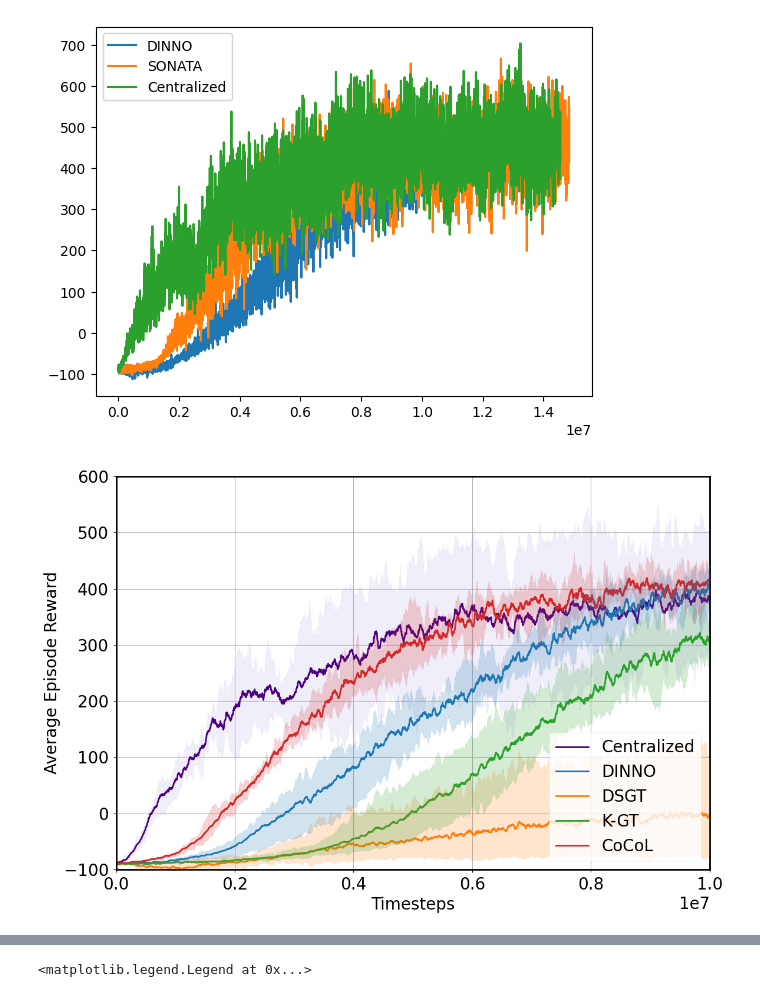
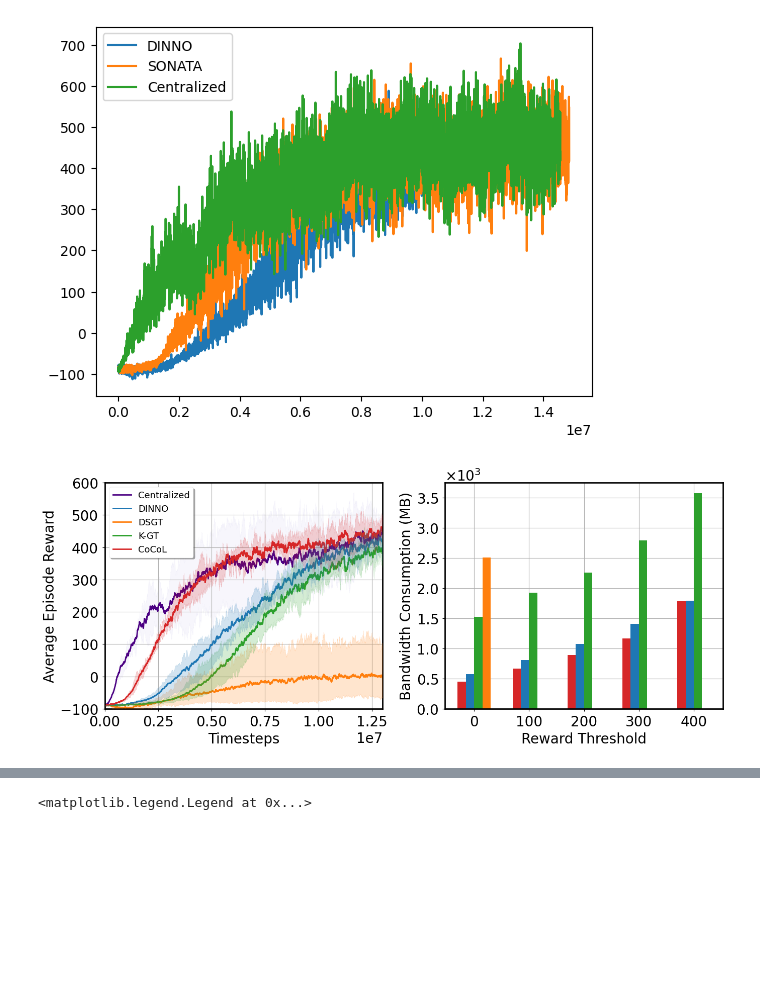
Before and after one commit to hjx-zju/nn_distributed_training, a Jupyter notebook: RL/dist_rl/test.ipynb, the cells around one changed output, grey strips where cells are left out. Drawn from its saved outputs; the diff is of its cells as text; code cells hidden in the pictures; blank space fills up the shorter version.

```diff
--- a/RL/dist_rl/test.ipynb
+++ b/RL/dist_rl/test.ipynb
@@ -88,10 +111,12 @@ cen_list=[]
 dsgt_list=[]
 kgt_list=[]
 window_size=20
-(fig, ax0) = plt.subplots(figsize=(12, 8), tight_layout=True)
+(fig, axs) = plt.subplots(1,2,figsize=(14, 6), tight_layout=True)
+ax0=axs[0]
 plt.style.use('seaborn-paper')  # 更改图表风格
 default_colors = plt.rcParams['axes.prop_cycle'].by_key()['color']
 time_stamp_dis=smooth_funciton(np.load('results_sonata/timesteps_sonata_0.npy'),windows_size=window_size)
+time_stamp_dinno=smooth_funciton(np.load('results_dinno/timesteps_dinno_1.npy'),windows_size=window_size)
 time_stamp_kgt=smooth_funciton(np.load('results_kgt/timesteps_kgt_0.npy'),windows_size=window_size)
 time_stamp_dsgt=smooth_funciton(np.load('results_dsgt/timesteps_dsgt_0.npy'),windows_size=window_size)
 time_stamp_cen=smooth_funciton(np.load('../results_cen/timesteps_0.npy'),windows_size=window_size)
@@ -100,45 +125,101 @@ for i in range(5):
     cen_list.append(smooth_funciton(cen_reward,windows_size=window_size))
     sonata_reward=np.load('results_sonata/avg_ep_rews_sonata_'+str(i)+'.npy')
     sonata_list.append(smooth_funciton(sonata_reward,windows_size=window_size))
     dinno_reward=np.load('results_dinno/avg_ep_rews_dinno_'+str(i)+'.npy')
     dinno_list.append(smooth_funciton(dinno_reward,windows_size=window_size))
     if i in range(1,5):
         dsgt_reward=np.load('results_dsgt/avg_ep_rews_dsgt_'+str(i)+'.npy')
         # print(f'{i} dsgt shape {dsgt_reward.shape}')
         dsgt_list.append(smooth_funciton(dsgt_reward,windows_size=window_size))
     # if i in range(1,4):
     kgt_reward=np.load('results_kgt/avg_ep_rews_kgt_'+str(i)+'.npy')
     kgt_list.append(smooth_funciton(kgt_reward,windows_size=window_size))
+
+# for i in [8,9]:
+
+#     dinno_reward=np.load('results_dinno/avg_ep_rews_dinno_'+str(i)+'.npy')
+#     dinno_list.append(smooth_funciton(dinno_reward,windows_size=window_size))
 sonata_list=np.stack(sonata_list)
+
 dinno_list=np.stack(dinno_list[1:])
+# dinno_list=np.stack(dinno_list)
+
 cen_list=np.stack(cen_list)
 dsgt_list=np.stack(dsgt_list)
 kgt_list=np.stack(kgt_list)
-clip=4000
-ax0.plot(time_stamp_cen,np.mean(cen_list,axis=0),label='Centralized',c='indigo',linewidth=2)
-ax0.plot(time_stamp_dis[:clip],np.mean(dinno_list,axis=0)[:clip],label='DINNO',c=default_colors[0],linewidth=2)
-ax0.plot(time_stamp_dsgt,np.mean(dsgt_list,axis=0),label='DSGT',c=default_colors[1],linewidth=2)
-ax0.plot(time_stamp_kgt,np.mean(kgt_list,axis=0),label='K-GT',c=default_colors[2],linewidth=2)
-ax0.plot(time_stamp_dis[:clip],np.mean(sonata_list,axis=0)[:clip],label='CoCoL',c=default_colors[3],linewidth=2)
+clip=10000
+ax0.plot(time_stamp_cen,smooth(np.mean(cen_list,axis=0)),label='Centralized',c='indigo',linewidth=2)
+ax0.plot(time_stamp_dinno*1.2,smooth(np.mean(dinno_list,axis=0)),label='DINNO',c=default_colors[0],linewidth=2)
+ax0.plot(time_stamp_dsgt,smooth(np.mean(dsgt_list,axis=0)),label='DSGT',c=default_colors[1],linewidth=2)
+ax0.plot(time_stamp_kgt,smooth(np.mean(kgt_list,axis=0)),label='K-GT',c=default_colors[2],linewidth=2)
+ax0.plot(time_stamp_dis[:clip]/1.1,smooth(np.mean(sonata_list,axis=0))[:clip],label='CoCoL',c=default_colors[3],linewidth=2)
 alpha_value=0.2
-ax0.fill_between(time_stamp_dis[:clip],np.amin(dinno_list,axis=0)[:clip],np.amax(dinno_list,axis=0)[:clip],alpha=alpha_value,color=default_colors[0],zorder=6)
-ax0.fill_between(time_stamp_cen,np.amin(cen_list,axis=0),np.amax(cen_list,axis=0),alpha=0.1,color='slateblue',zorder=1)
-ax0.fill_between(time_stamp_dsgt,np.amin(dsgt_list,axis=0),np.amax(dsgt_list,axis=0),alpha=alpha_value,color=default_colors[1],zorder=3)
-ax0.fill_between(time_stamp_kgt,np.amin(kgt_list,axis=0),np.amax(kgt_list,axis=0),alpha=alpha_value,color=default_colors[2],zorder=4)
-ax0.fill_between(time_stamp_dis[:clip],np.amin(sonata_list,axis=0)[:clip],np.amax(sonata_list,axis=0)[:clip],alpha=alpha_value,color=default_colors[3],zorder=5)
+ax0.fill_between(time_stamp_dinno[:clip]*1.2,smooth(np.amin(dinno_list,axis=0))[:clip],smooth(np.amax(dinno_list,axis=0))[:clip],alpha=alpha_value,color=default_colors[0],zorder=6)
+ax0.fill_between(time_stamp_cen,smooth(np.amin(cen_list,axis=0)),smooth(np.amax(cen_list,axis=0)),alpha=0.05,color='slateblue',zorder=1)
+ax0.fill_between(time_stamp_dsgt,smooth(np.amin(dsgt_list,axis=0)),smooth(np.amax(dsgt_list,axis=0)),alpha=alpha_value,color=default_colors[1],zorder=3)
+ax0.fill_between(time_stamp_kgt,smooth(np.amin(kgt_list,axis=0)),smooth(np.amax(kgt_list,axis=0)),alpha=alpha_value,color=default_colors[2],zorder=4)
+ax0.fill_between(time_stamp_dis[:clip]/1.1,smooth(np.amin(sonata_list,axis=0))[:clip],smooth(np.amax(sonata_list,axis=0))[:clip],alpha=alpha_value,color=default_colors[3],zorder=5)
 
-ax0.legend(loc='lower right',fontsize=20)
+ax0.legend(loc='upper left',fontsize=13,shadow=True,frameon=True)
 ax0.tick_params(axis='both', which='major', labelsize=20)
 
-ax0.set_xlim([0, 1e7])
+ax0.set_xlim([0, 1.3e7])
 ax0.set_ylim([-100, 600])
 ax0.set_xlabel('Timesteps',fontsize=20)
 ax0.set_ylabel('Average Episode Reward',fontsize=20)
 ax0.xaxis.get_offset_text().set_fontsize(20)
 # 设置边框加粗
 for spine in ax0.spines.values():
     spine.set_linewidth(2)  # 你可以根据需要调整这个值
 ax0.grid()
-fig.savefig(f'hjx_rl/t={clip}.png',dpi=300)
+
+ax1=axs[1]
+model_size=0.14332962
+edge=3
+reward_list=np.array([0,100,200,300,400])
+sonata_reward_list=[]
+dinno_reward_list=[]
+kgt_reward_list=[]
+dsgt_reward_list=[]
+for val in reward_list:
+    sonata_reward=np.argmax(sonata_list>val,axis=1)*model_size*edge*2/1.2
+    sonata_reward_list.append(np.mean(sonata_reward))
+    dinno_reward=np.argmax(dinno_list>val,axis=1)*model_size*edge*1.31
+    dinno_reward_list.append(np.mean(dinno_reward))
+    kgt_reward=np.argmax(kgt_list>val,axis=1)*model_size*edge*2
+    kgt_reward_list.append(np.mean(kgt_reward))
+    dsgt_reward=np.argmax(dsgt_list>val,axis=1)*model_size*edge*2
+    if val<100:
+        dsgt_reward_list.append(np.max(dsgt_reward))
+    else:
+        dsgt_reward_list.append(0)
+width=15
+bar2=ax1.bar(reward_list-width/2,dinno_reward_list,width=width,label="DINNO")
+bar4=ax1.bar(reward_list+3*width/2,dsgt_reward_list,width=width,label="DSGT")
+
+bar3=ax1.bar(reward_list+width/2,kgt_reward_list,width=width,label="K-GT")
+# bar1=ax1.bar(reward_list-3*width/2,sonata_reward_list,width=width,label="CoCoL",color='#9d2d2e')
+bar1=ax1.bar(reward_list-3*width/2,sonata_reward_list,width=width,label="CoCoL",color=default_colors[3])
+
+
+# ax1.legend(loc='upper left',fontsize=13,shadow=True,frameon=True)
+ax1.tick_params(axis='both', which='major', labelsize=20)
+for spine in ax1.spines.values():
+    spine.set_linewidth(2)  # 你可以根据需要调整这个值
+ax1.grid(zorder=0)
+ax1.set_axisbelow(True)  # 将轴线和网格线置于数据下方
+ax1.set_xlabel('Reward Threshold',fontsize=20)
+ax1.set_ylabel('Bandwidth Consumption (MB)',fontsize=20)
+from matplotlib.ticker import ScalarFormatter
+
+formatter = ScalarFormatter(useMathText=True)
+formatter.set_scientific(True)
+formatter.set_powerlimits((-3,3))
+ax1.yaxis.set_major_formatter(formatter)
+ax1.yaxis.get_offset_text().set_fontsize(20)
+# fig.savefig(f'hjx_rl/t={clip}.png',dpi=300)
+# ax0.set_title(title,fontsize=20)
+fig.savefig("rl_reward_compare.pdf",dpi=800)
+# 分别创建和保存两个独立的图
 # %% [output]
-[figure, old version]
+[figure, new version]
```
Also changed, not shown: parts of 4 cells of this notebook, 24 other files.
